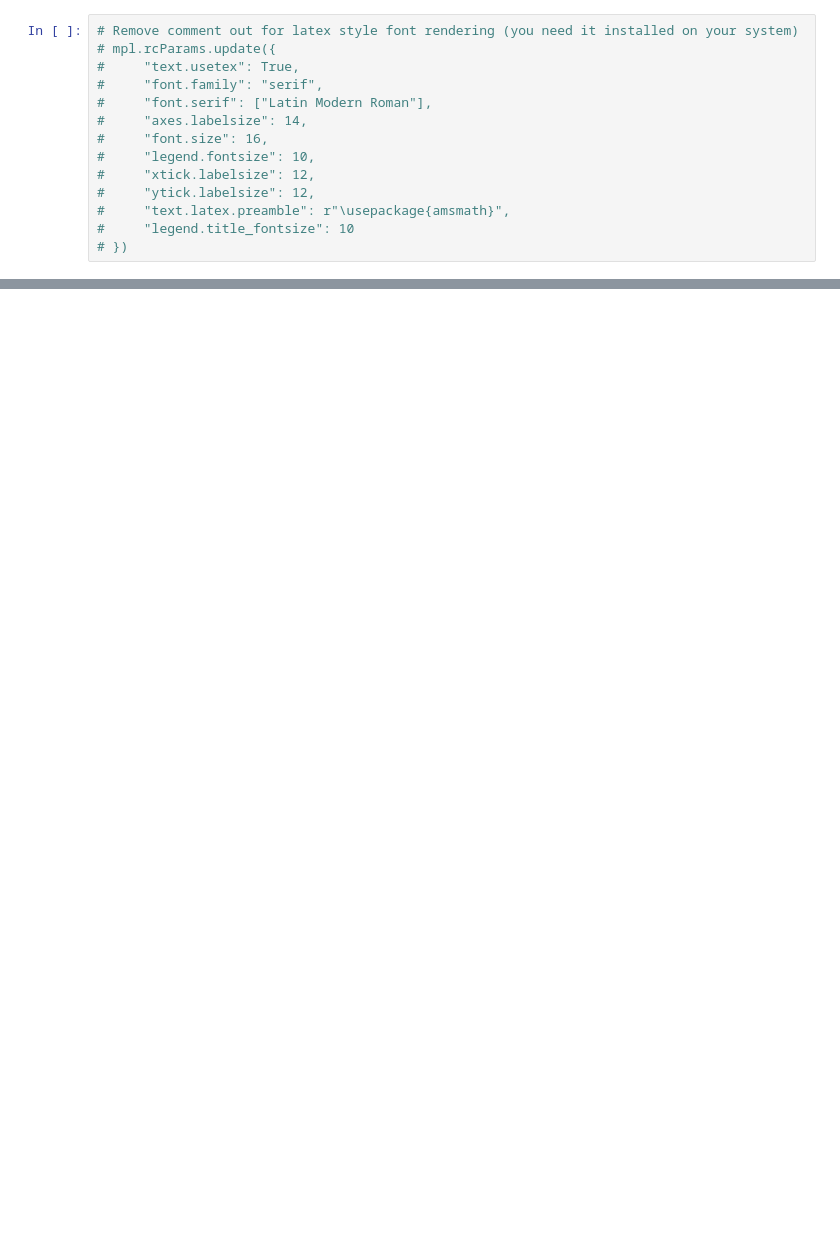
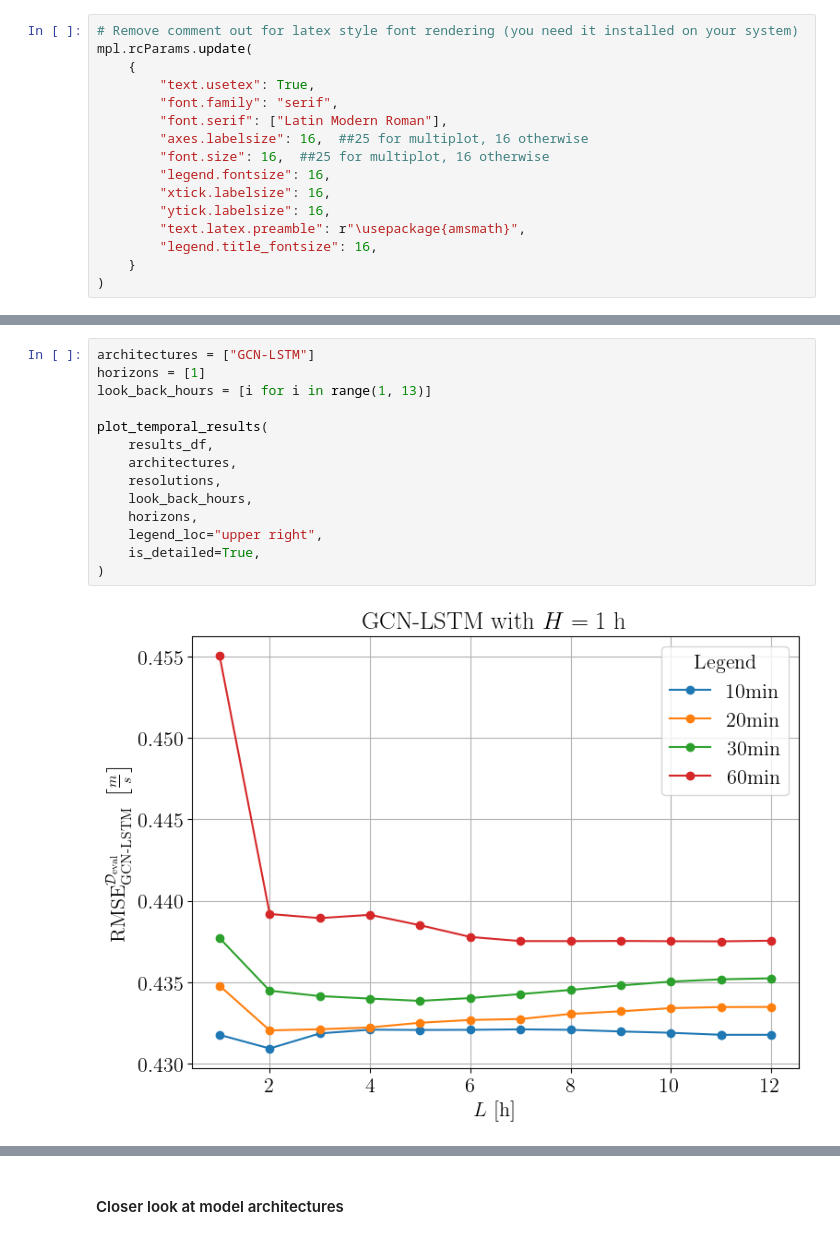
Before and after one commit to quirinbrandl/GermanyWindCast, a Jupyter notebook: notebooks/temporal_analysis.ipynb, the cells around one changed output, grey strips where cells are left out. Drawn from its saved outputs; the diff is of its cells as text; blank space fills up the shorter version.

Commit message:
Complete temporal analysis.

```diff
--- a/notebooks/temporal_analysis.ipynb
+++ b/notebooks/temporal_analysis.ipynb
@@ -11,16 +12,18 @@ import numpy as np
 # %%
 # Remove comment out for latex style font rendering (you need it installed on your system)
-# mpl.rcParams.update({
-#     "text.usetex": True,
-#     "font.family": "serif",
-#     "font.serif": ["Latin Modern Roman"],
-#     "axes.labelsize": 14,
-#     "font.size": 16,
-#     "legend.fontsize": 10,
-#     "xtick.labelsize": 12,
-#     "ytick.labelsize": 12,
-#     "text.latex.preamble": r"\usepackage{amsmath}",
-#     "legend.title_fontsize": 10
-# })
+mpl.rcParams.update(
+    {
+        "text.usetex": True,
+        "font.family": "serif",
+        "font.serif": ["Latin Modern Roman"],
+        "axes.labelsize": 16,  ##25 for multiplot, 16 otherwise
+        "font.size": 16,  ##25 for multiplot, 16 otherwise
+        "legend.fontsize": 16,
+        "xtick.labelsize": 16,
+        "ytick.labelsize": 16,
+        "text.latex.preamble": r"\usepackage{amsmath}",
+        "legend.title_fontsize": 16,
+    }
+)
 # %%
 temporal_results_path = Path("data/results/temporal_analysis.csv")
@@ -154,0 +175,16 @@ for horizon in horizons:
+# %%
+architectures = ["GCN-LSTM"]
+horizons = [1]
+look_back_hours = [i for i in range(1, 13)]
+
+plot_temporal_results(
+    results_df,
+    architectures,
+    resolutions,
+    look_back_hours,
+    horizons,
+    legend_loc="upper right",
+    is_detailed=True,
+)
+# %% [output]
+[figure, added]
@@ -154,0 +192,2 @@ for horizon in horizons:
+# %% [markdown]
+#### Closer look at model architectures
```
Also changed, not shown: parts of 34 cells of this notebook, 35 other files.
